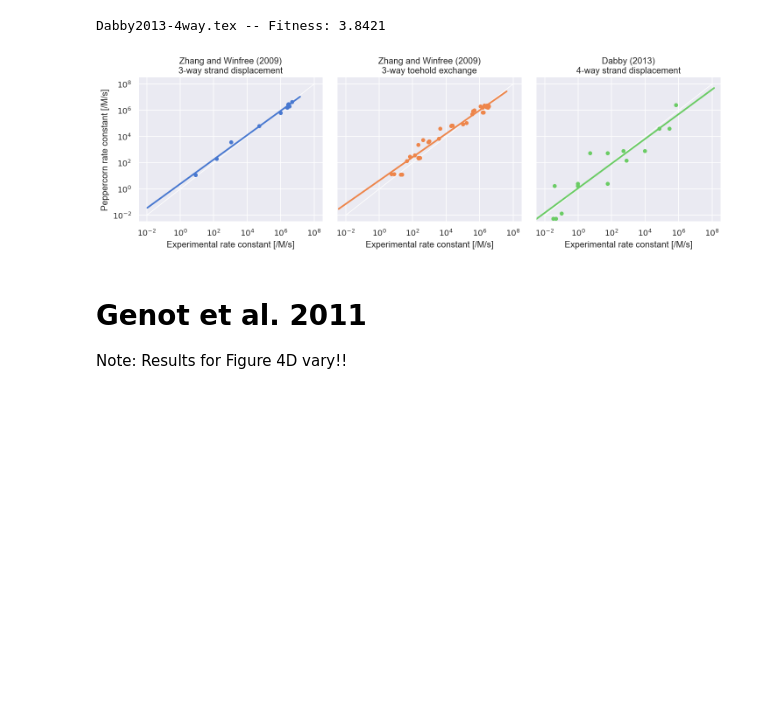
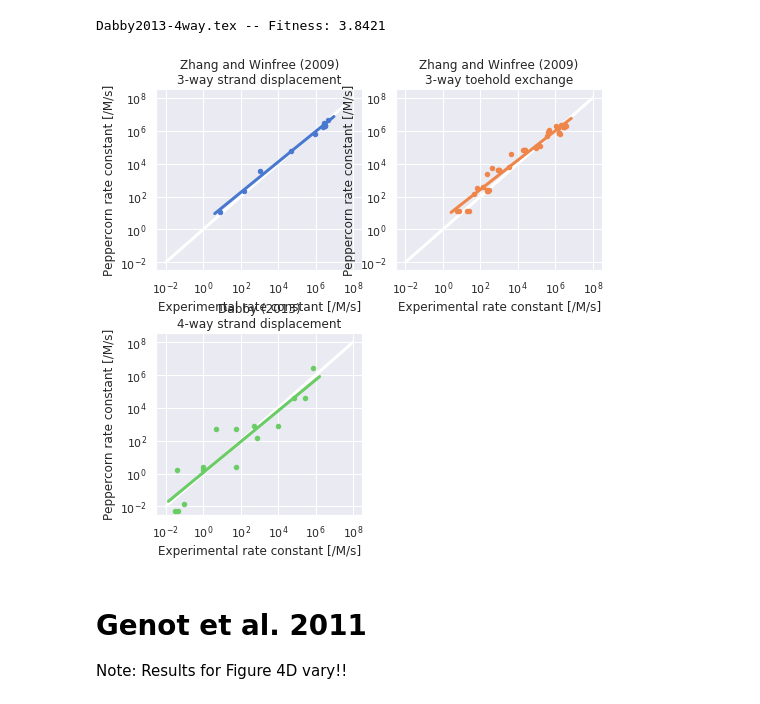
Before and after one commit to DNA-and-Natural-Algorithms-Group/peppercornenumerator, a Jupyter notebook: examples/benchmark/Reactionrates.ipynb, the cells around one changed output. Saved outputs shown, nothing was run; the diff lists cells and outputs as text; code cells hidden in the pictures; blank space fills up the shorter version.

```diff
--- a/examples/benchmark/Reactionrates.ipynb
+++ b/examples/benchmark/Reactionrates.ipynb
@@ -104,41 +104,44 @@ tmpfig['Rate (experiment)'] = log10(tmpfig['Rate (experiment)'])
 tmpfig['Rate (calculated)'] = log10(tmpfig['Rate (calculated)'])
 #display(tmpfig)
 
 #grid = sns.lmplot('x', 'y', data, size=7, truncate=True, scatter_kws={"s": 100})
 #grid.set(xscale="log", yscale="log")
 
 # Figure size adjustments:
-plt.rcParams['figure.dpi'] = 120
+#plt.rcParams['figure.dpi'] = 120
+
 
 # Figure layout:
 #g = sns.relplot(x="Rate (experiment)", y="Rate (calculated)", hue='Name', data=tmpfig)
 #g = sns.jointplot(x="Rate (experiment)", y="Rate (calculated)", data=tmpfig, kind="reg", color="m", height=5)
 
-g = sns.lmplot(x="Rate (experiment)", y="Rate (calculated)", col="Name", hue='Name', data=tmpfig,
-           col_wrap=3, ci=None, truncate=False, palette="muted", height=4, scatter_kws={"s": 20, "alpha": 1})
+g = sns.lmplot(x="Rate (experiment)", y="Rate (calculated)", col="Name", hue='Name', data=tmpfig, sharex = False, sharey = False,
+           col_wrap=2, ci=None, truncate=False, palette="muted", height = 3.6, scatter_kws={"s": 20, "alpha": 1})
 
 #g.set(xscale="log",yscale="log")
 #plt.xscale('log')
 #plt.yscale('log')
 (mi, ma)=(-2, 8)
 plt.xlim(-2.5, 8.5)
 plt.ylim(-2.5, 8.5)
 
 for ax in g.axes:
     ax.xaxis.set_major_formatter(plt.FuncFormatter(lambda x,y: "$10^{{ {:.0f} }}$".format(x)))
     ax.yaxis.set_major_formatter(plt.FuncFormatter(lambda x,y: "$10^{{ {:.0f} }}$".format(x)))
 
-    ax.plot([mi, ma], [mi, ma], linewidth=1, color='white',zorder=0)
+    ax.plot([mi, ma], [mi, ma], linewidth=3, color='white', zorder=0)
     ax.set(xlabel='Experimental rate constant [/M/s]')
+    ax.set(ylabel='Peppercorn rate constant [/M/s]')
 
-g.axes[0].set(ylabel='Peppercorn rate constant [/M/s]')
+
+#g.axes[0].set(ylabel='')
 
 g.set_titles(row_template="{row_name}", col_template="{col_name}")
 
-plt.savefig('proximal_rates.pdf', bbox_inches='tight')
-plt.savefig('proximal_rates.svg', bbox_inches='tight')
+plt.savefig('proximal_rates.pdf')#, bbox_inches='tight')
+plt.savefig('proximal_rates.svg')#, bbox_inches='tight')
 # %% [output]
-[figure, old version]
+[figure, new version]
 # %% [markdown]
 # Genot et al. 2011
 
```
Also changed, not shown: parts of 2 cells of this notebook, 6 other files.
